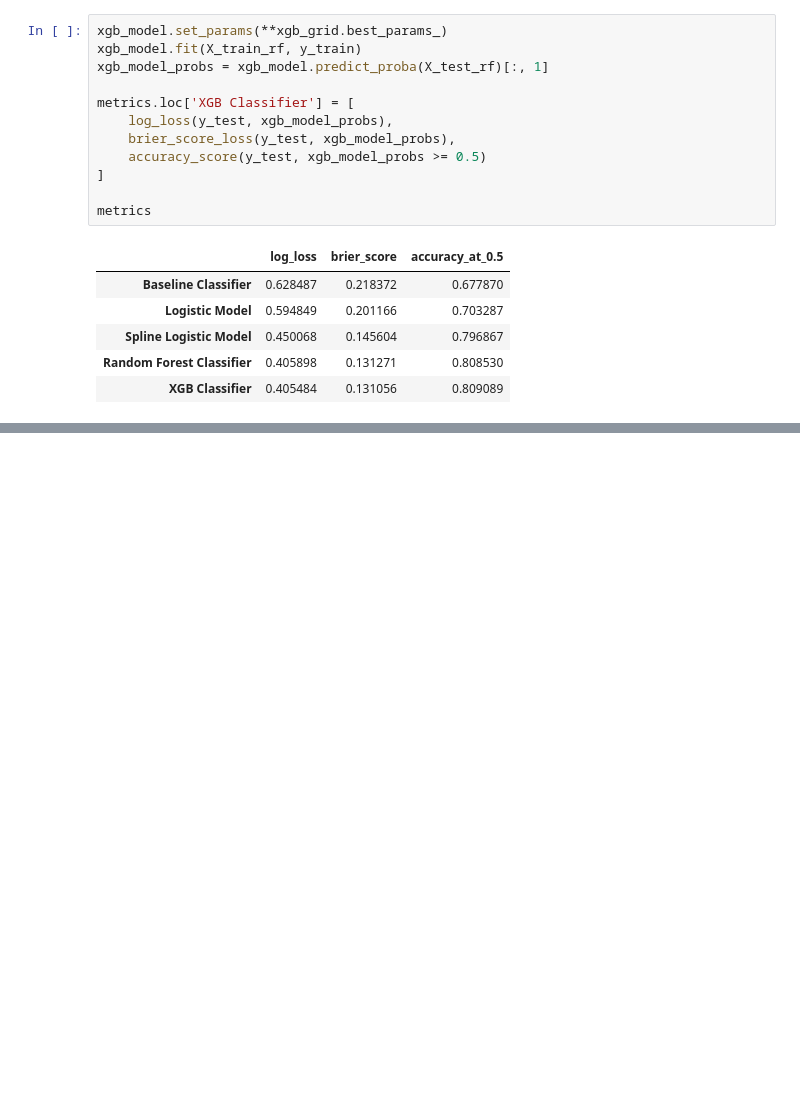
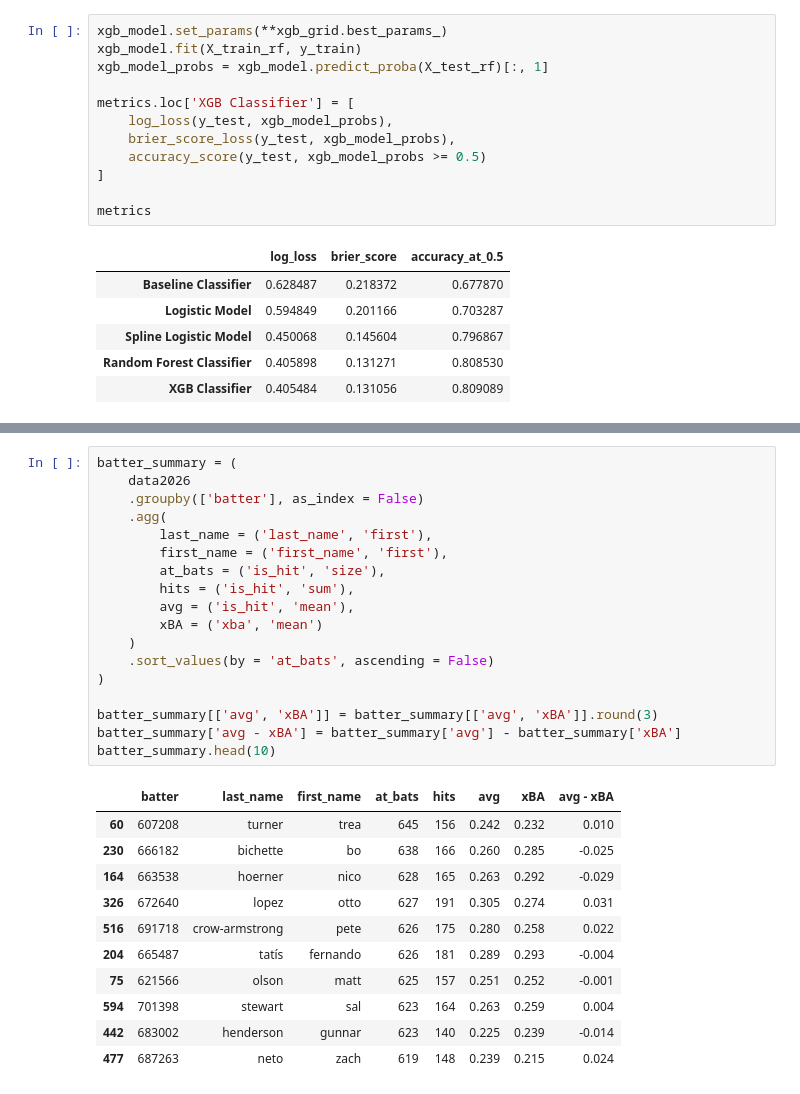
Before and after one commit to evanfroehlich/mlb_expected_stats_model, a Jupyter notebook: xBA_model.ipynb, the cells around one changed output, grey strips where cells are left out. Saved outputs shown, nothing was run; the diff lists cells and outputs as text; blank space fills up the shorter version.

```diff
--- a/xBA_model.ipynb
+++ b/xBA_model.ipynb
@@ -344,0 +436,30 @@ metrics
+# %%
+batter_summary = (
+    data2026
+    .groupby(['batter'], as_index = False)
+    .agg(
+        last_name = ('last_name', 'first'),
+        first_name = ('first_name', 'first'),
+        at_bats = ('is_hit', 'size'),
+        hits = ('is_hit', 'sum'),
+        avg = ('is_hit', 'mean'),
+        xBA = ('xba', 'mean')
+    )
+    .sort_values(by = 'at_bats', ascending = False)
+)
+
+batter_summary[['avg', 'xBA']] = batter_summary[['avg', 'xBA']].round(3)
+batter_summary['avg - xBA'] = batter_summary['avg'] - batter_summary['xBA']
+batter_summary.head(10)
+# %% [output]
+|  | batter | last_name | first_name | at_bats | hits | avg | xBA | avg - xBA |
+| 60 | 607208 | turner | trea | 645 | 156 | 0.242 | 0.232 | 0.010 |
+| 230 | 666182 | bichette | bo | 638 | 166 | 0.260 | 0.285 | -0.025 |
+| 164 | 663538 | hoerner | nico | 628 | 165 | 0.263 | 0.292 | -0.029 |
+| 326 | 672640 | lopez | otto | 627 | 191 | 0.305 | 0.274 | 0.031 |
+| 516 | 691718 | crow-armstrong | pete | 626 | 175 | 0.280 | 0.258 | 0.022 |
+| 204 | 665487 | tatís | fernando | 626 | 181 | 0.289 | 0.293 | -0.004 |
+| 75 | 621566 | olson | matt | 625 | 157 | 0.251 | 0.252 | -0.001 |
+| 594 | 701398 | stewart | sal | 623 | 164 | 0.263 | 0.259 | 0.004 |
+| 442 | 683002 | henderson | gunnar | 623 | 140 | 0.225 | 0.239 | -0.014 |
+| 477 | 687263 | neto | zach | 619 | 148 | 0.239 | 0.215 | 0.024 |
```
Also changed, not shown: parts of 7 cells of this notebook.
